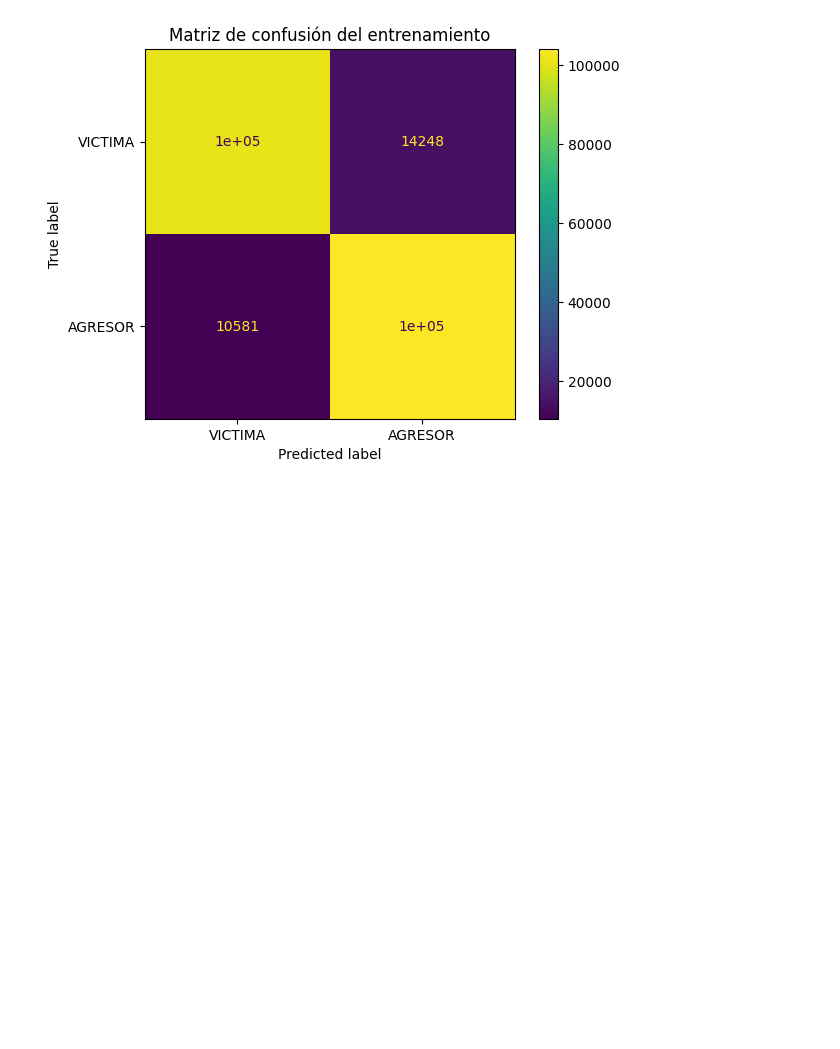
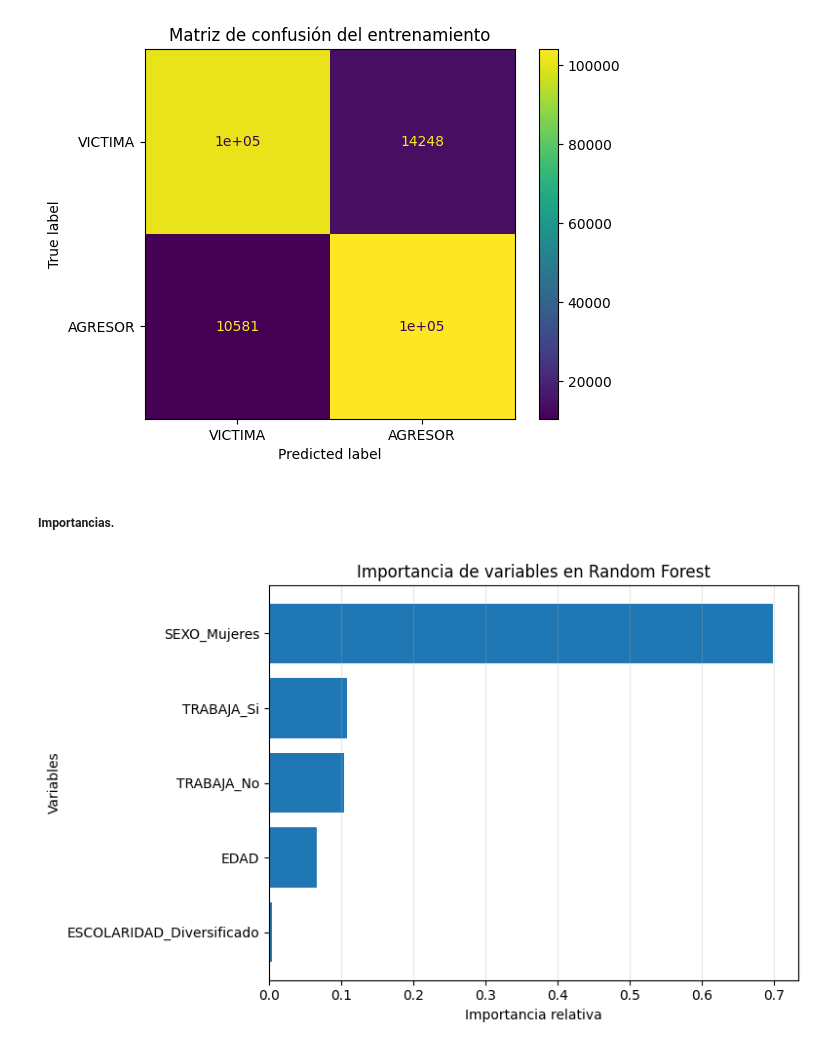
Before and after one commit to Ari-Castellanos/Proyecto2_MD, a Jupyter notebook: RANDOM_FOREST.ipynb, the cells around one changed output. Saved outputs shown, nothing was run; the diff lists cells and outputs as text; code cells hidden in the pictures; blank space fills up the shorter version.

Commit message:
Importancia de características
Se agrega el gráfico del top 5 características.

```diff
--- a/RANDOM_FOREST.ipynb
+++ b/RANDOM_FOREST.ipynb
@@ -222,3 +222,20 @@ plt.title('Matriz de confusión del entrenamiento')
 plt.show()
 # %% [output]
 [figure]
+# %% [markdown]
+##### Importancias.
+# %%
+importancias = best_model.feature_importances_
+df_importancias = pd.DataFrame({"Variable": X.columns, "Importancia": importancias}).sort_values(by="Importancia", ascending=False).head(5)
+df_importancias = df_importancias.sort_values(by="Importancia", ascending=True)
+
+plt.figure(figsize=(8, max(5, 0.4 * len(df_importancias))))
+plt.barh(y=df_importancias["Variable"], width=df_importancias["Importancia"])
+plt.xlabel("Importancia relativa")
+plt.ylabel("Variables")
+plt.title("Importancia de variables en Random Forest")
+plt.grid(axis="x", alpha=0.3)
+plt.tight_layout()
+plt.show()
+# %% [output]
+[figure, added]
```
